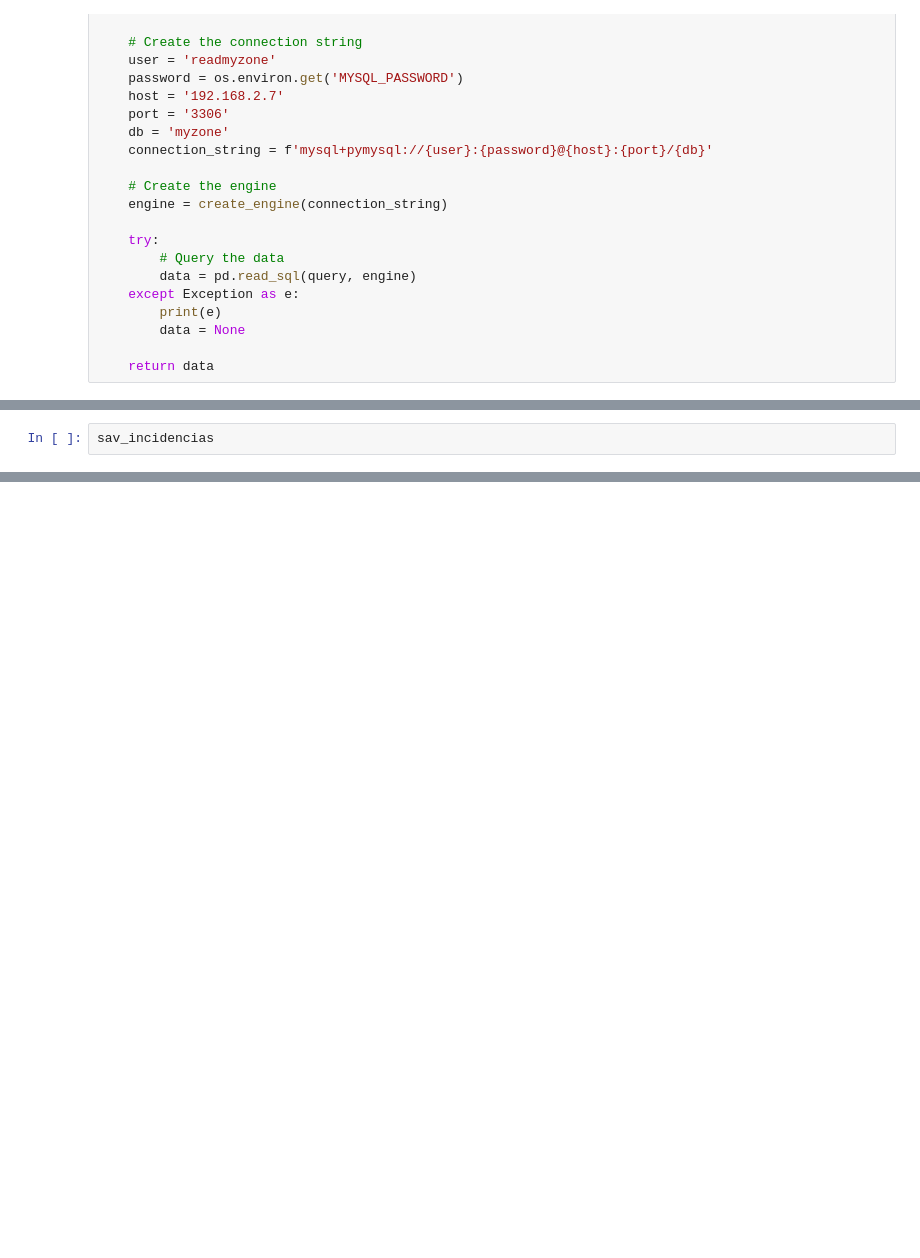
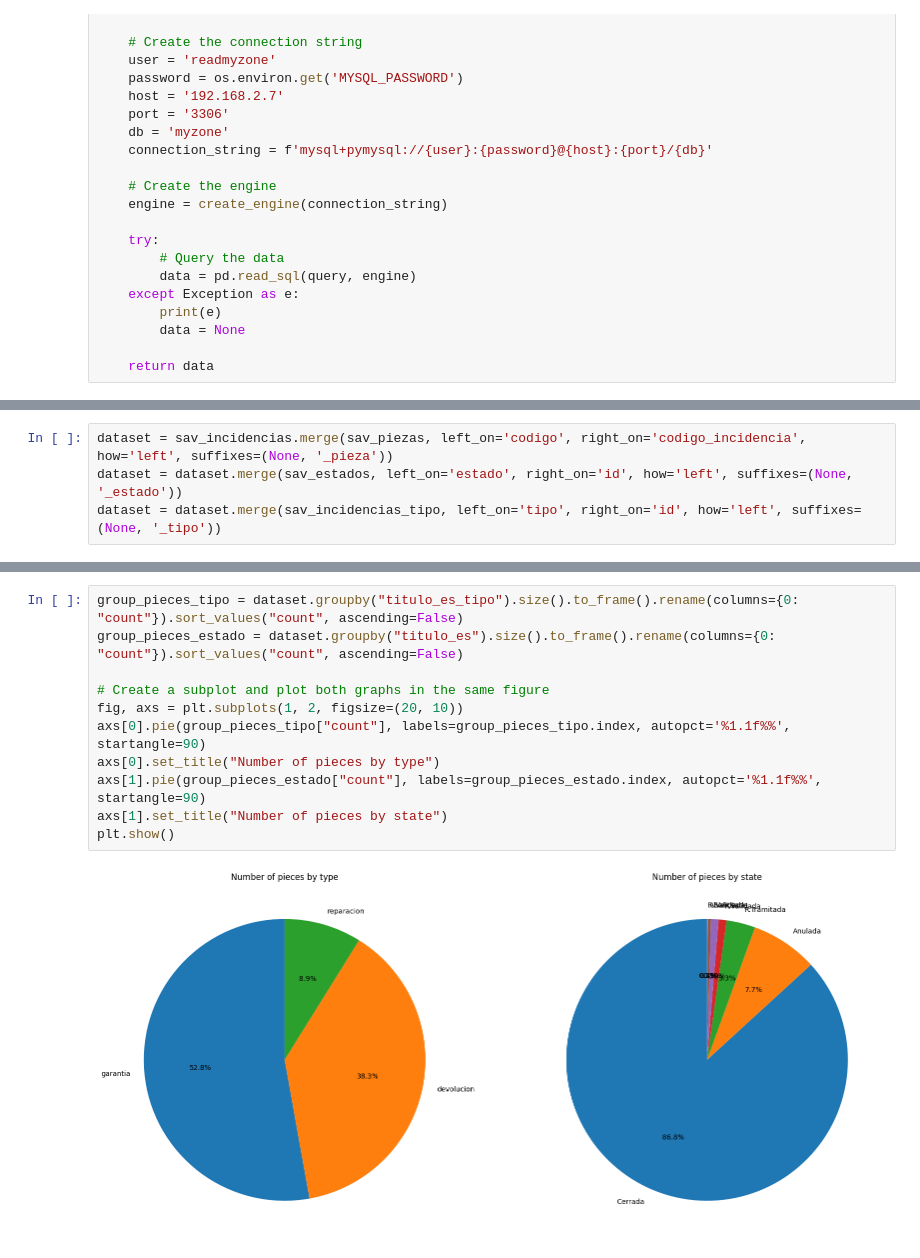
Before and after one commit to voliveira-airzonecontrol/myzone, a Jupyter notebook: EDA/MyZone.ipynb, the cells around one changed output, grey strips where cells are left out. Cells and saved outputs as stored; diff of their text form; blank space fills up the shorter version.

```diff
--- a/EDA/MyZone.ipynb
+++ b/EDA/MyZone.ipynb
@@ -43,2 +49,4 @@ sav_incidencias = query_data('SELECT * FROM sav_incidencias LIMIT 100')
 # %%
-sav_incidencias
+dataset = sav_incidencias.merge(sav_piezas, left_on='codigo', right_on='codigo_incidencia', how='left', suffixes=(None, '_pieza'))
+dataset = dataset.merge(sav_estados, left_on='estado', right_on='id', how='left', suffixes=(None, '_estado'))
+dataset = dataset.merge(sav_incidencias_tipo, left_on='tipo', right_on='id', how='left', suffixes=(None, '_tipo'))
@@ -58,0 +116,13 @@ sav_incidencias
+# %%
+group_pieces_tipo = dataset.groupby("titulo_es_tipo").size().to_frame().rename(columns={0: "count"}).sort_values("count", ascending=False)
+group_pieces_estado = dataset.groupby("titulo_es").size().to_frame().rename(columns={0: "count"}).sort_values("count", ascending=False)
+
+# Create a subplot and plot both graphs in the same figure
+fig, axs = plt.subplots(1, 2, figsize=(20, 10))
+axs[0].pie(group_pieces_tipo["count"], labels=group_pieces_tipo.index, autopct='%1.1f%%', startangle=90)
+axs[0].set_title("Number of pieces by type")
+axs[1].pie(group_pieces_estado["count"], labels=group_pieces_estado.index, autopct='%1.1f%%', startangle=90)
+axs[1].set_title("Number of pieces by state")
+plt.show()
+# %% [output]
+[figure, added]
```
Also changed, not shown: parts of 22 cells of this notebook, 1 other file.
